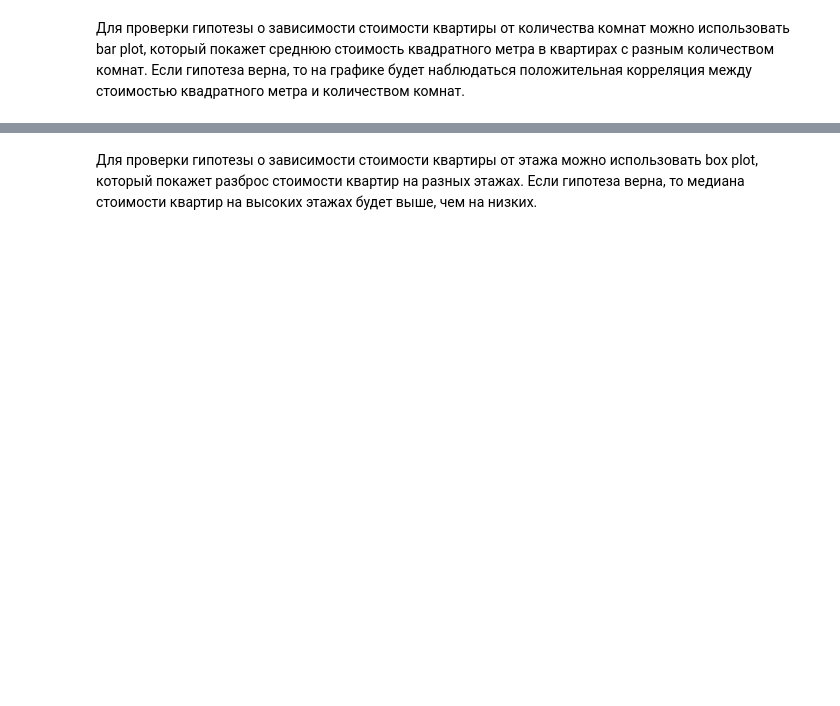
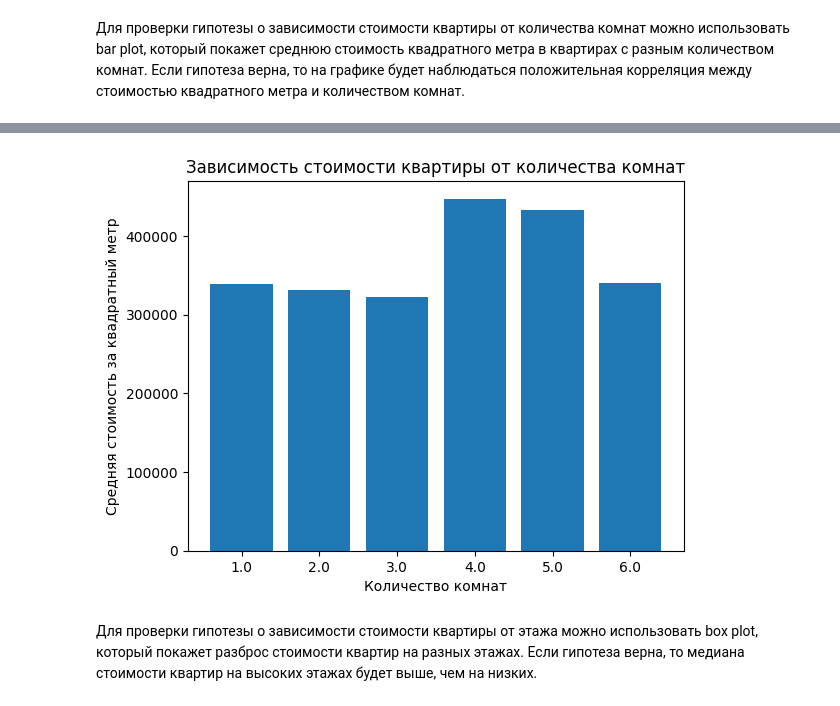
Before and after one commit to rasafarova/MirKva, a Jupyter notebook: HOMEEscapeS.ipynb, the cells around one changed output, grey strips where cells are left out. Saved outputs shown, nothing was run; the diff lists cells and outputs as text; code cells hidden in the pictures; blank space fills up the shorter version.

```diff
--- a/HOMEEscapeS.ipynb
+++ b/HOMEEscapeS.ipynb
@@ -297,7 +297,6 @@ dtype: int64
 mean_X = df['sub_time'].mean().round(2)
 df['sub_time'] = df['sub_time'].fillna(mean_X) # замена на среднее
 df = df.sort_values('price') # сортировка по возрастанию
-df.dropna(subset=['room'], inplace=True) #убираем строки со значением nan в room, но они не ушли ахах
 df
 # %% [output]
 |  | link | room | area | floor | all_floors | subway | sub_time | address | price |
@@ -365,5 +365,5 @@ address        0
 price          0
 dtype: int64
 # %%
-df_unique.dropna(subset=['area', 'floor', 'floors_all'], inplace=True)
+df_unique.dropna(subset=['subway', 'floor', 'all_floors'], inplace=True)
 # %% [output]
@@ -376,0 +406,3 @@ df_unique.dtypes
+# %%
+df_unique['elevator'] = df_unique['floor'].apply(lambda x: 'да' if x > 5 else 'нет')
+df_unique.head()
@@ -405,12 +452,14 @@ print('Средняя стоимость квартиры за квадратн
 # %%
-mean_price = df.groupby('room')['price_per_sqm'].mean()
+mean_price = df_unique.groupby('room')['price_per_sqm'].mean()
 x = np.arange(len(mean_price))
 plt.bar(x, mean_price)
 plt.xticks(x, mean_price.index)
 plt.xlabel('Количество комнат')
 plt.ylabel('Средняя стоимость за квадратный метр')
 plt.title('Зависимость стоимости квартиры от количества комнат')
 plt.show()
+# %% [output]
+[figure, added]
 # %% [markdown]
 Для проверки гипотезы о зависимости стоимости квартиры от этажа можно использовать box plot, который покажет разброс стоимости квартир на разных этажах. Если гипотеза верна, то медиана стоимости квартир на высоких этажах будет выше, чем на низких.
 # %%
```
Also changed, not shown: parts of 13 cells of this notebook.
